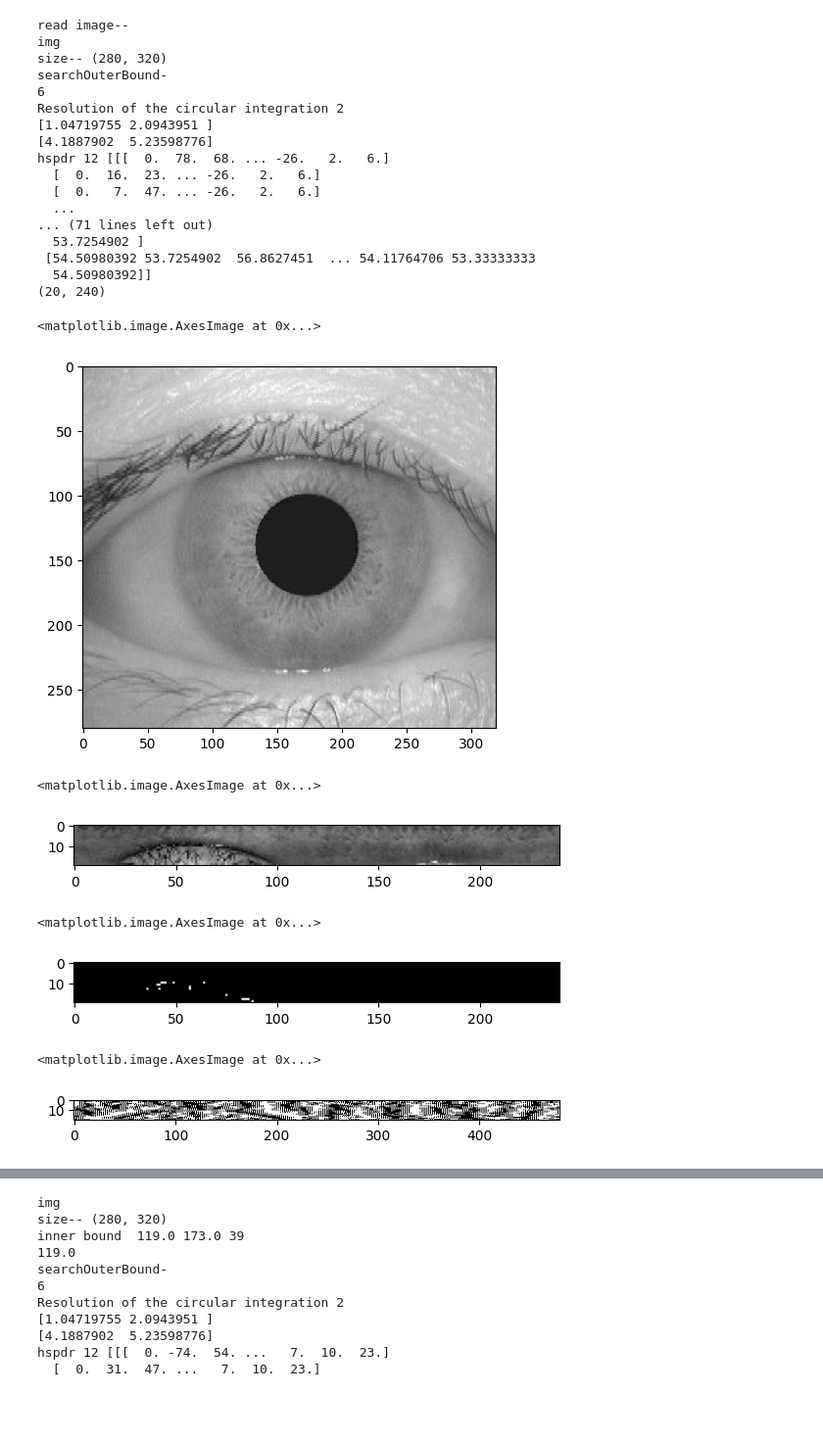
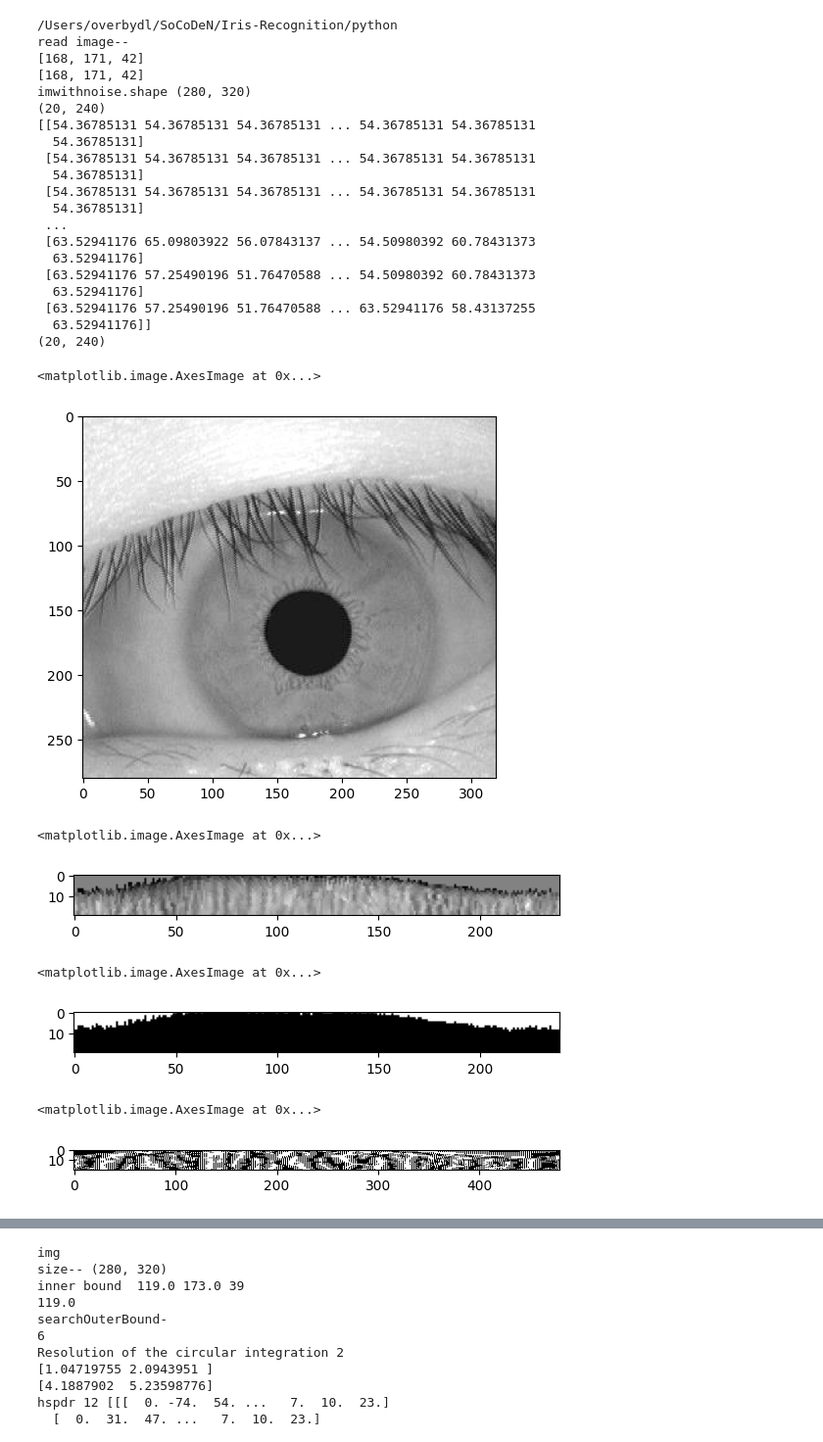
Before and after one commit to SoCoDeN/Iris-Recognition, a Jupyter notebook: python/mytest.ipynb, the cells around one changed output, grey strips where cells are left out. Shown at 98% size. Cells and saved outputs as stored; diff of their text form; code cells hidden in the pictures; blank space fills up the shorter version.

```diff
--- a/python/mytest.ipynb
+++ b/python/mytest.ipynb
@@ -22,60 +23,64 @@ import multiprocessing as mp
 #1- figure out the issue with index 280 is out of bound
 #2- masking of eyelids doesn't seemt to work properly
 #3- might need a higher threshold range than .33 that was used in the paper
 
-im = cv2.imread("/Users/sadeghin/research/Iris/example/Iris-Recognition//CASIA1/1/001_1_2.jpg", 0)
+print(os.getcwd())
+im = cv2.imread("../CASIA1/61/061_1_1.jpg", 0)
 print("read image--")
 # Segmentation parameters
 eyelashes_thres = 80
 # Normalisation parameters
 radial_res = 20
 angular_res = 240
 ##line 85 in segment.py had to be changed imwithnoise = imwithnoise #+ mask_top + mask_bot
 ciriris, cirpupil, imwithnoise = segment(im, eyelashes_thres, False)
 print(ciriris)
 print(ciriris)
 print("imwithnoise.shape", imwithnoise.shape)
 #cv2.imwrite(filename="im_aftersegmentation.jpg",imwithnoise)
 polar_array, noise_array = normalize(imwithnoise, ciriris[1], ciriris[0], ciriris[2],
 										 cirpupil[1], cirpupil[0], cirpupil[2],
 										 radial_res, angular_res)
 print(polar_array.shape)
 print(polar_array*100)
 cv2.imwrite(filename="im_polararray.jpg",img=polar_array*100)
 print(noise_array.shape)
 #cv2.imshow('im_polararray',polar_array)
 
 plt.imshow(im, cmap='gray')
 # %% [output]
+/Users/overbydl/SoCoDeN/Iris-Recognition/python
 read image--
-img
-size-- (280, 320)
-searchOuterBound-
-6
-Resolution of the circular integration 2
-[1.04719755 2.0943951 ]
-[4.1887902  5.23598776]
-hspdr 12 [[[  0.  78.  68. ... -26.   2.   6.]
-  [  0.  16.  23. ... -26.   2.   6.]
-  [  0.   7.  47. ... -26.   2.   6.]
-  ...
-... (71 lines left out)
-  53.7254902 ]
- [54.50980392 53.7254902  56.8627451  ... 54.11764706 53.33333333
-  54.50980392]]
+[168, 171, 42]
+[168, 171, 42]
+imwithnoise.shape (280, 320)
 (20, 240)
+[[54.36785131 54.36785131 54.36785131 ... 54.36785131 54.36785131
+  54.36785131]
+ [54.36785131 54.36785131 54.36785131 ... 54.36785131 54.36785131
+  54.36785131]
+ [54.36785131 54.36785131 54.36785131 ... 54.36785131 54.36785131
+  54.36785131]
+ ...
+ [63.52941176 65.09803922 56.07843137 ... 54.50980392 60.78431373
+  63.52941176]
+ [63.52941176 57.25490196 51.76470588 ... 54.50980392 60.78431373
+  63.52941176]
+ [63.52941176 57.25490196 51.76470588 ... 63.52941176 58.43137255
+  63.52941176]]
+(20, 240)
 <matplotlib.image.AxesImage at 0x...>
-[figure, old version]
+[figure, new version]
 # %%
 plt.imshow(polar_array,cmap='gray')
 # %% [output]
 <matplotlib.image.AxesImage at 0x...>
-[figure, old version]
+[figure, new version]
 # %%
 plt.imshow(noise_array,cmap='gray')
 # %% [output]
 <matplotlib.image.AxesImage at 0x...>
-[figure, old version]
+[figure, new version]
 # %%
 # Feature encoding parameters
 minWaveLength = 18
@@ -85,7 +90,7 @@ template, mask = encode(polar_array, noise_array, minWaveLength, mult, sigmaOnf)
 plt.imshow(template,cmap='gray')
 # %% [output]
 <matplotlib.image.AxesImage at 0x...>
-[figure, old version]
+[figure, new version]
 # %%
 dist=calHammingDist(template, mask, template, mask)
 print("dist",dist)
```
Also changed, not shown: parts of 10 cells of this notebook, 2 other files.
